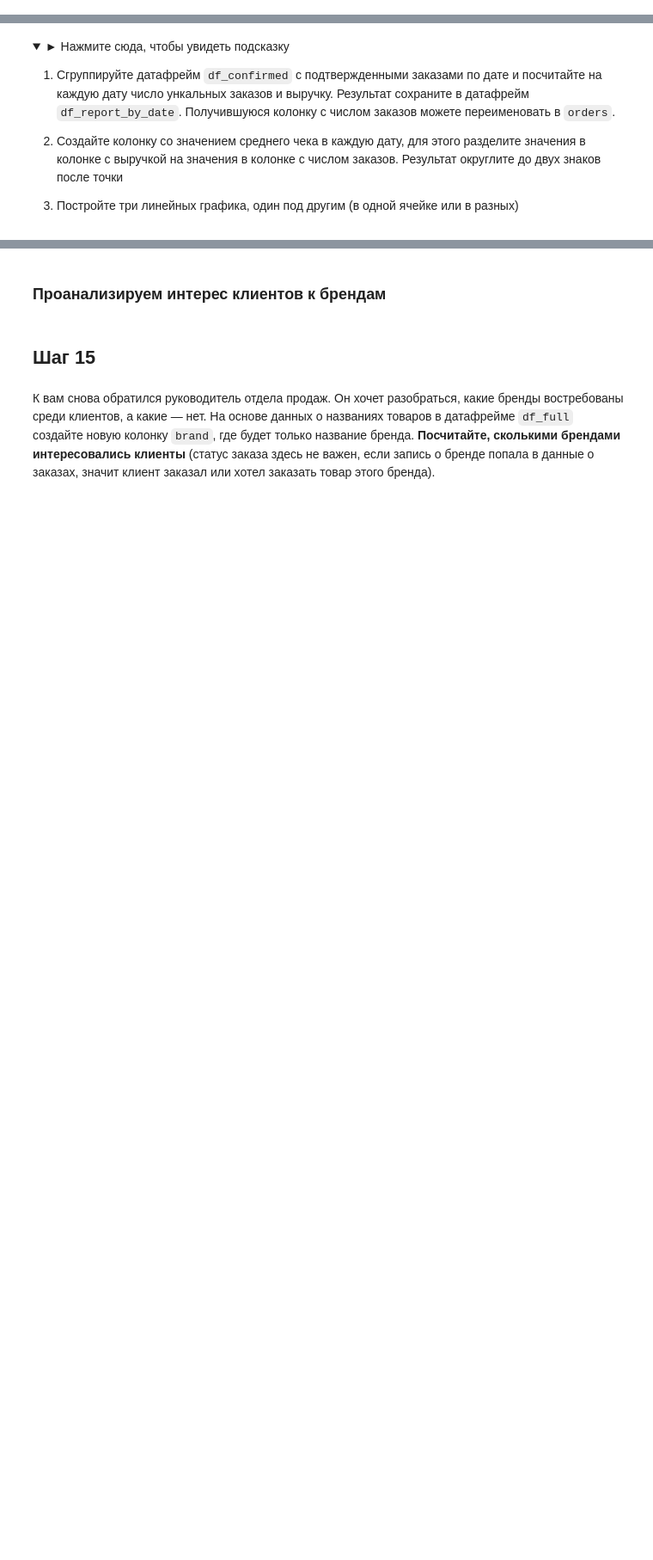
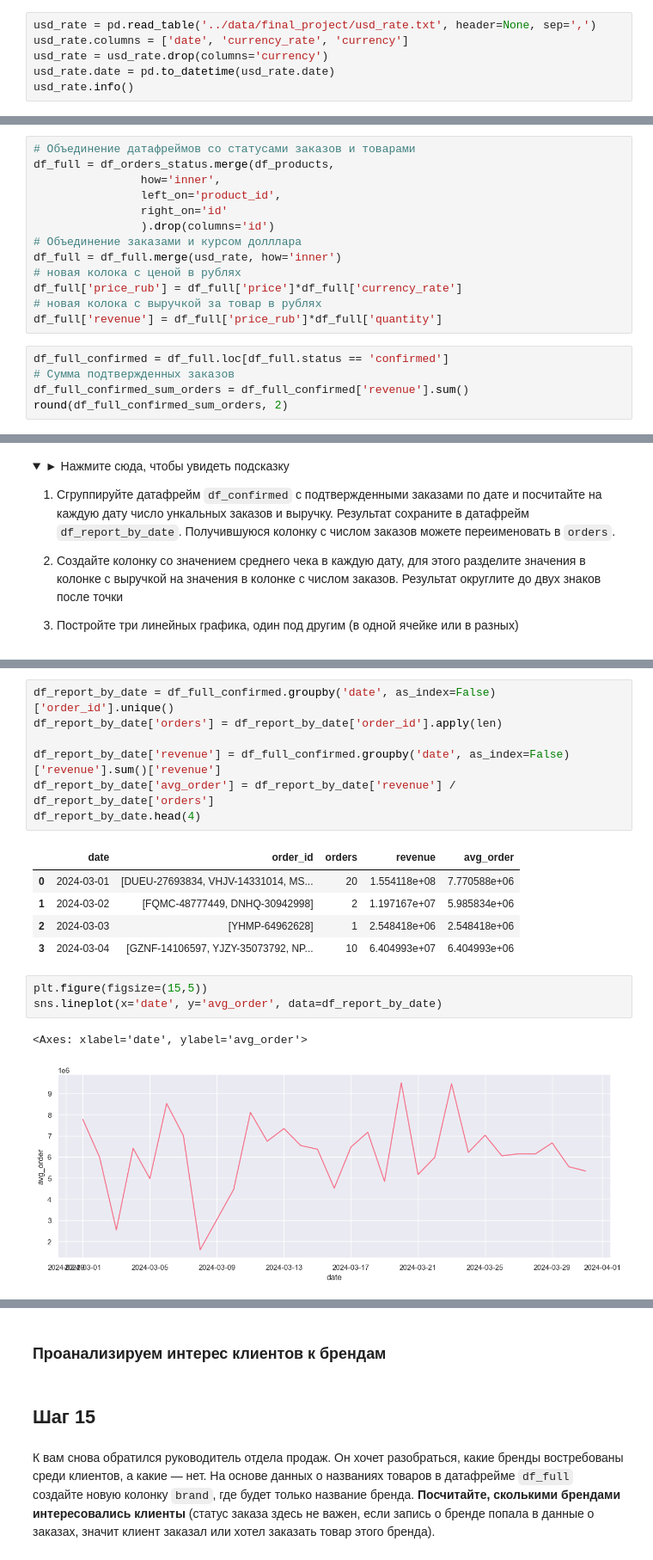
Before and after one commit to m-amirov/karpov.courses, a Jupyter notebook: notebooks/final_project_python.ipynb, the cells around one changed output, grey strips where cells are left out. Shown: that part at 86% size. Cells and saved outputs as stored; diff of their text form; folded sections open; blank space fills up the shorter version.

```diff
--- a/notebooks/final_project_python.ipynb
+++ b/notebooks/final_project_python.ipynb
@@ -417,0 +394,6 @@ ValueError: Index date invalid
+# %%
+usd_rate = pd.read_table('../data/final_project/usd_rate.txt', header=None, sep=',')
+usd_rate.columns = ['date', 'currency_rate', 'currency']
+usd_rate = usd_rate.drop(columns='currency')
+usd_rate.date = pd.to_datetime(usd_rate.date)
+usd_rate.info()
@@ -442,0 +437,18 @@ ValueError: Index date invalid
+# %%
+# Объединение датафреймов со статусами заказов и товарами
+df_full = df_orders_status.merge(df_products,
+                how='inner',
+                left_on='product_id',
+                right_on='id'
+                ).drop(columns='id')
+# Объединение заказами и курсом долллара
+df_full = df_full.merge(usd_rate, how='inner')
+# новая колока с ценой в рублях
+df_full['price_rub'] = df_full['price']*df_full['currency_rate']
+# новая колока с выручкой за товар в рублях
+df_full['revenue'] = df_full['price_rub']*df_full['quantity']
+# %%
+df_full_confirmed = df_full.loc[df_full.status == 'confirmed']
+# Сумма подтвержденных заказов
+df_full_confirmed_sum_orders = df_full_confirmed['revenue'].sum()
+round(df_full_confirmed_sum_orders, 2)
@@ -491,0 +517,19 @@ ValueError: Index date invalid
+# %%
+df_report_by_date = df_full_confirmed.groupby('date', as_index=False)['order_id'].unique()
+df_report_by_date['orders'] = df_report_by_date['order_id'].apply(len)
+
+df_report_by_date['revenue'] = df_full_confirmed.groupby('date', as_index=False)['revenue'].sum()['revenue']
+df_report_by_date['avg_order'] = df_report_by_date['revenue'] / df_report_by_date['orders']
+df_report_by_date.head(4)
+# %% [output]
+|  | date | order_id | orders | revenue | avg_order |
+| 0 | 2024-03-01 | [DUEU-27693834, VHJV-14331014, MS... | 20 | 1.554118e+08 | 7.770588e+06 |
+| 1 | 2024-03-02 | [FQMC-48777449, DNHQ-30942998] | 2 | 1.197167e+07 | 5.985834e+06 |
+| 2 | 2024-03-03 | [YHMP-64962628] | 1 | 2.548418e+06 | 2.548418e+06 |
+| 3 | 2024-03-04 | [GZNF-14106597, YJZY-35073792, NP... | 10 | 6.404993e+07 | 6.404993e+06 |
+# %%
+plt.figure(figsize=(15,5))
+sns.lineplot(x='date', y='avg_order', data=df_report_by_date)
+# %% [output]
+<Axes: xlabel='date', ylabel='avg_order'>
+[figure, added]
```
Also changed, not shown: parts of 13 cells of this notebook.
